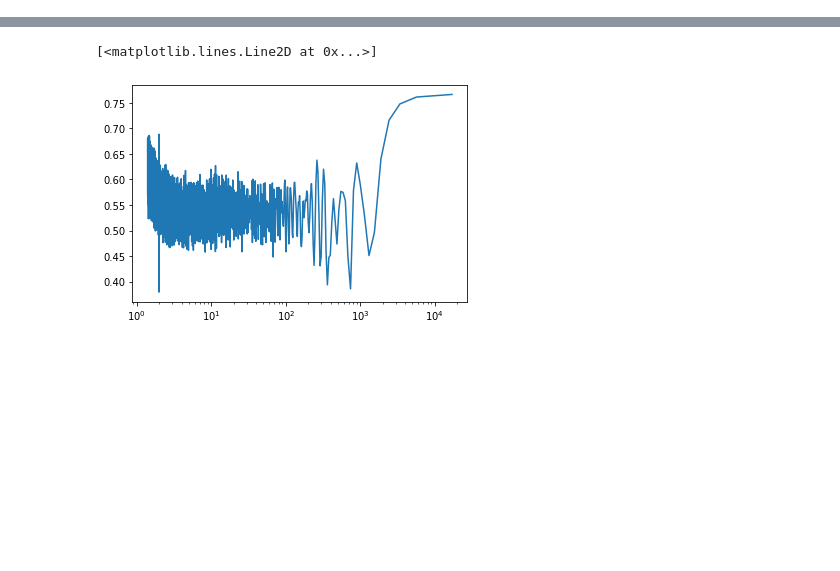
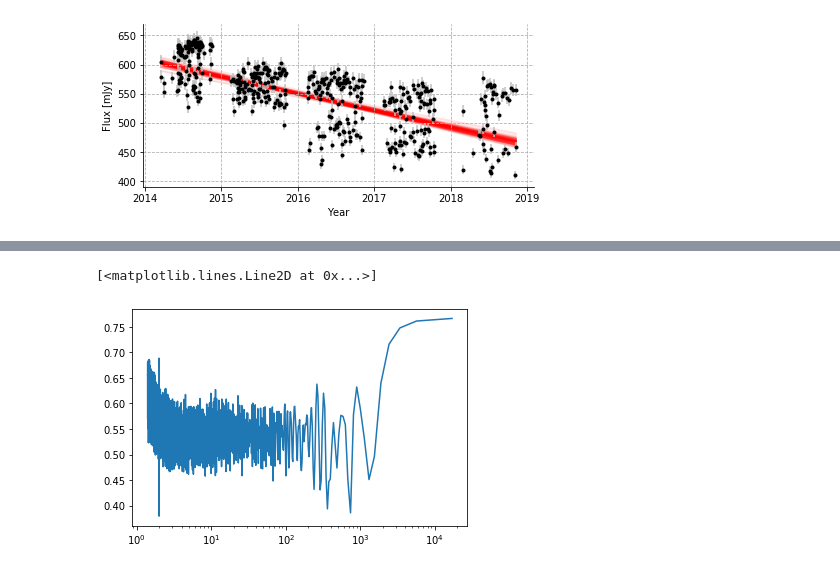
Before and after one commit to bmorris3/fader, a Jupyter notebook: asas-sn.ipynb, the cells around one changed output, grey strips where cells are left out. Saved outputs shown, nothing was run; the diff lists cells and outputs as text; code cells hidden in the pictures; blank space fills up the shorter version.

```diff
--- a/asas-sn.ipynb
+++ b/asas-sn.ipynb
@@ -28,0 +155,25 @@ plt.savefig('plots/asas-sn.pdf', bbox_inches='tight')
+# %%
+slope = samples[:, 0]
+intercept = samples[:, 1]
+f = np.exp(samples[:, 2])
+# plt.errorbar(times.decimalyear, fluxes, f.mean() * errors, fmt='.', ecolor='silver')
+plt.figure(figsize=(7, 3))
+plt.errorbar(times.decimalyear, fluxes, errors, fmt='.', color='k', ecolor='silver')
+plt.ylabel('Flux [mJy]')
+plt.xlabel('Year')
+# plt.ylim([400, 700])
+ax = plt.gca()
+
+for s in ['right', 'top']:
+    ax.spines[s].set_visible(False)
+
+ax.grid(ls='--')
+skip = 1000
+for m, b in zip(slope[::skip], intercept[::skip]):
+    plt.plot(times.decimalyear, m*(times.decimalyear - times.decimalyear.mean()) + b, alpha=0.1, color='r', zorder=-10)
+# plt.ylim([400, 700])
+
+
+plt.savefig('plots/asas-sn.pdf', bbox_inches='tight')
+# %% [output]
+[figure, added]
```
Also changed, not shown: parts of 10 cells of this notebook, 2 other files.
